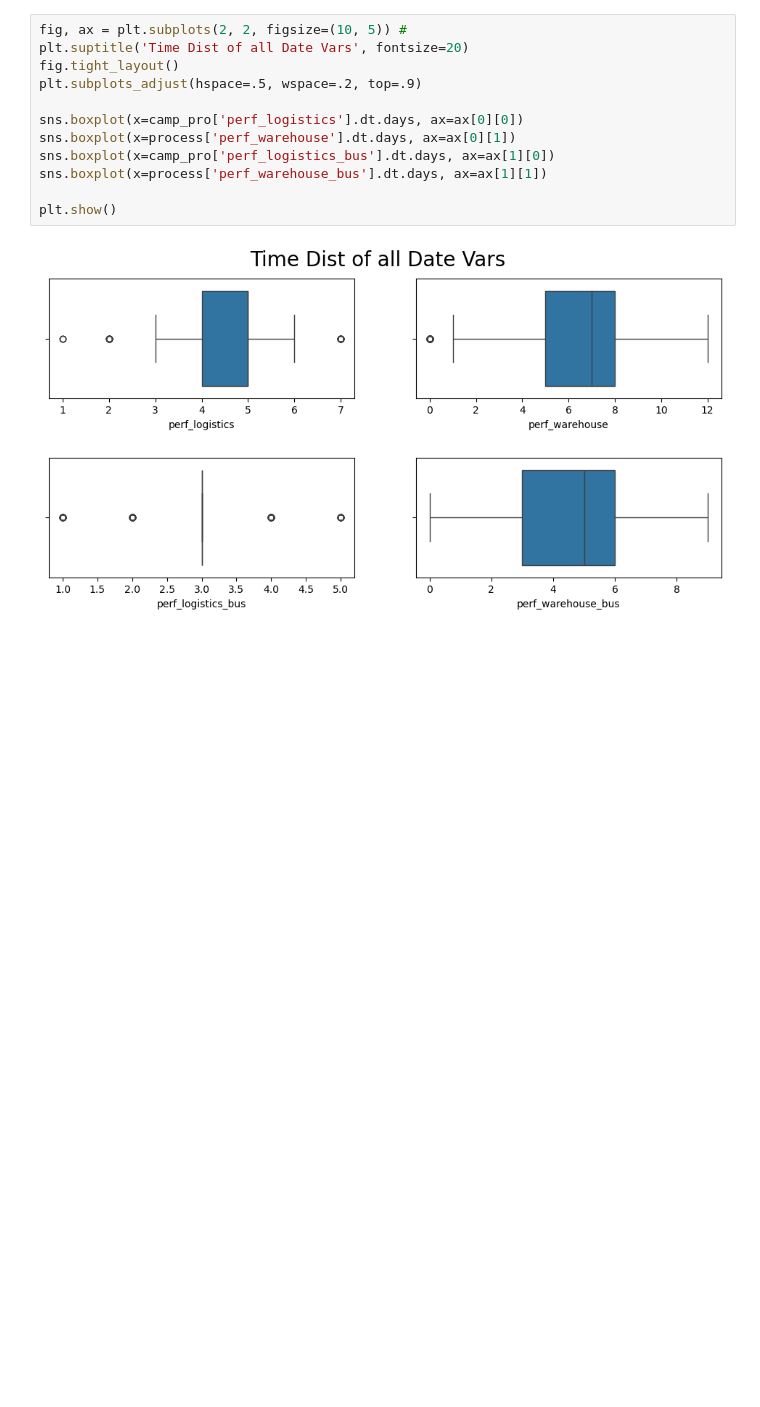
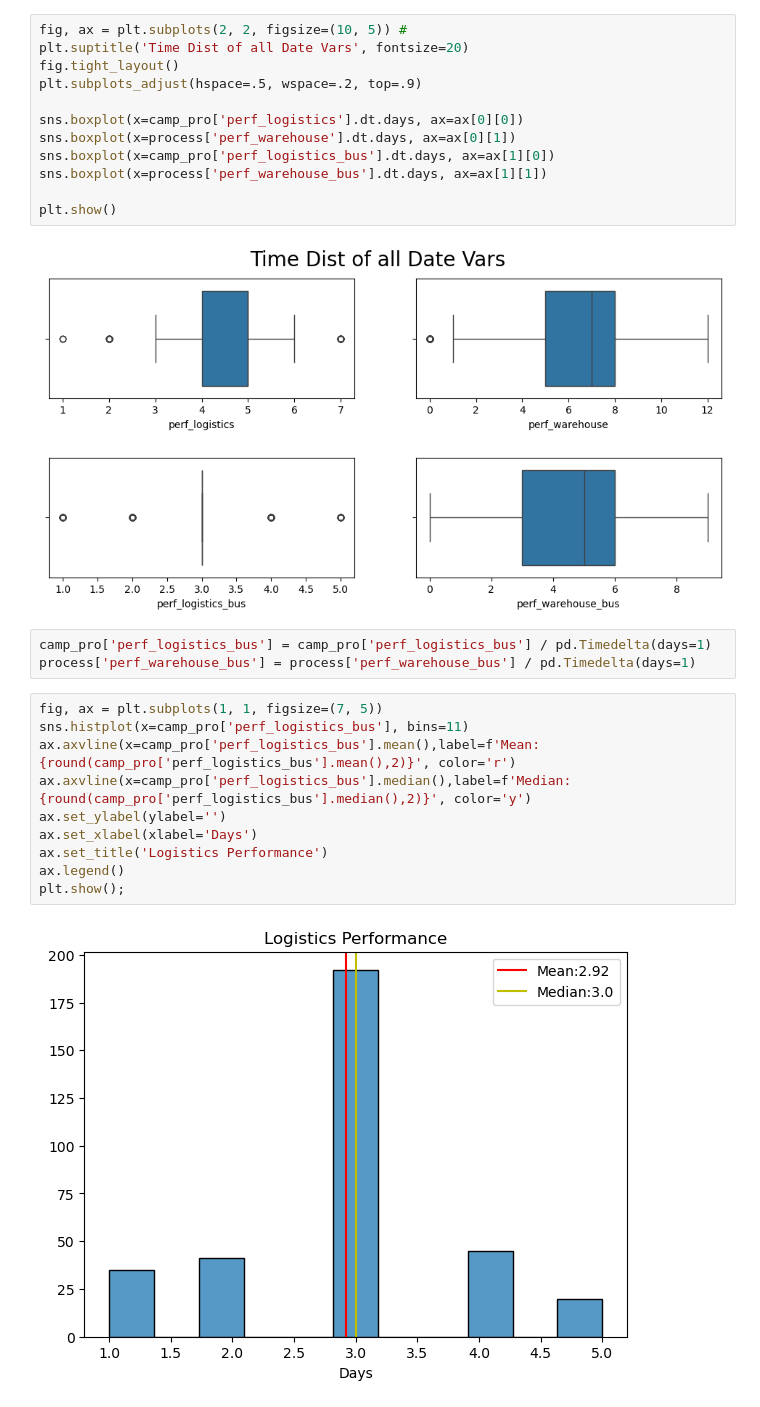
Before and after one commit to frive85/pandas-muesli-project, a Jupyter notebook: Muesli_NB.ipynb, the cells around one changed output. Cells and saved outputs as stored; diff of their text form; blank space fills up the shorter version.

```diff
--- a/Muesli_NB.ipynb
+++ b/Muesli_NB.ipynb
@@ -142,3 +142,18 @@ sns.boxplot(x=process['perf_warehouse_bus'].dt.days, ax=ax[1][1])
 plt.show()
 # %% [output]
 [figure]
+# %%
+camp_pro['perf_logistics_bus'] = camp_pro['perf_logistics_bus'] / pd.Timedelta(days=1)
+process['perf_warehouse_bus'] = process['perf_warehouse_bus'] / pd.Timedelta(days=1)
+# %%
+fig, ax = plt.subplots(1, 1, figsize=(7, 5))
+sns.histplot(x=camp_pro['perf_logistics_bus'], bins=11)
+ax.axvline(x=camp_pro['perf_logistics_bus'].mean(),label=f'Mean:{round(camp_pro['perf_logistics_bus'].mean(),2)}', color='r')
+ax.axvline(x=camp_pro['perf_logistics_bus'].median(),label=f'Median:{round(camp_pro['perf_logistics_bus'].median(),2)}', color='y')
+ax.set_ylabel(ylabel='')
+ax.set_xlabel(xlabel='Days')
+ax.set_title('Logistics Performance')
+ax.legend()
+plt.show();
+# %% [output]
+[figure, added]
```
Also changed, not shown: parts of 1 cell of this notebook.
